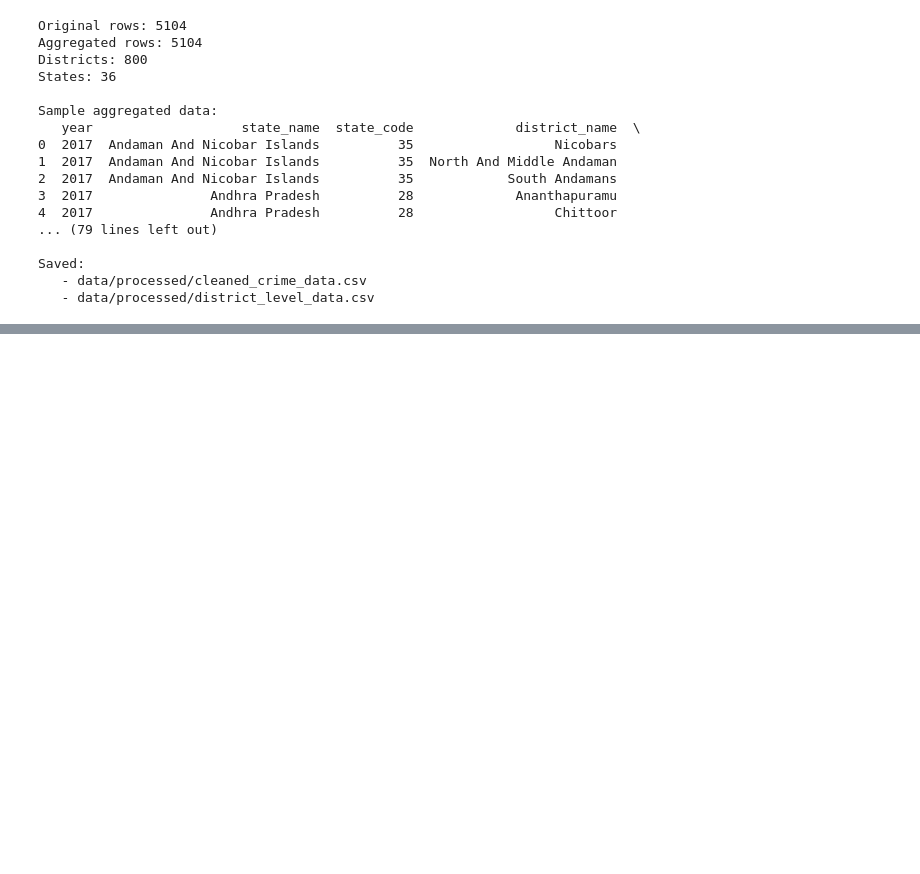
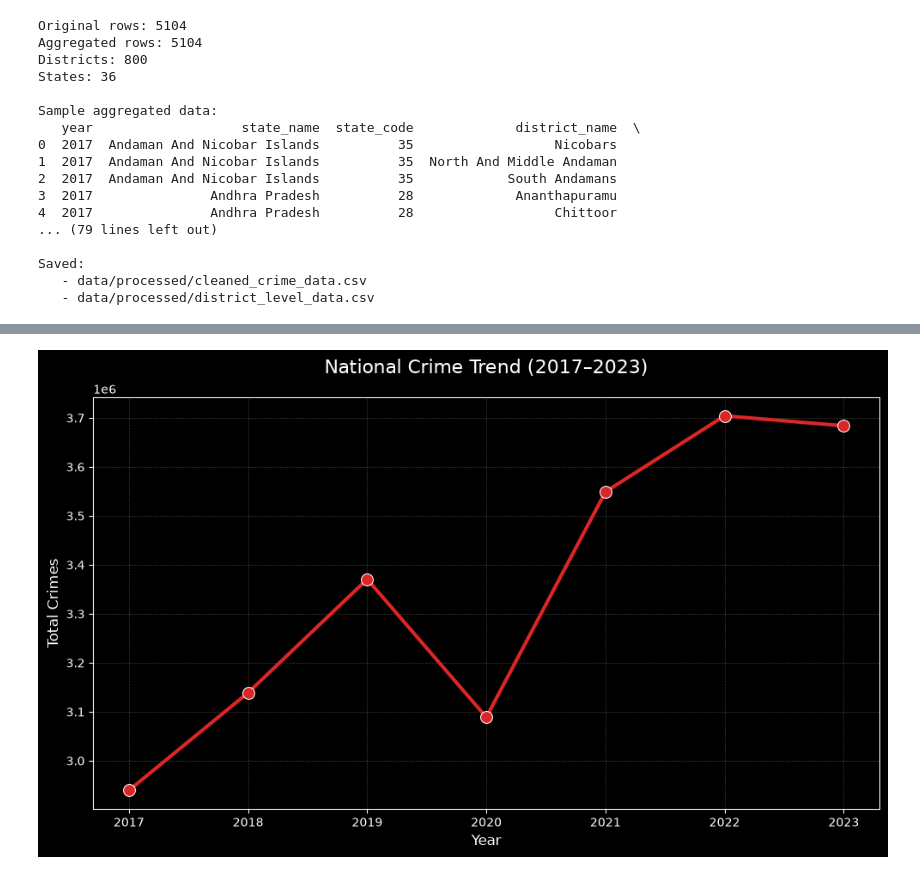
Before and after one commit to Sakshi-zz/Women_Safety_Analytics, a Jupyter notebook: notebooks/data_cleaning.ipynb, the cells around one changed output, grey strips where cells are left out. Saved outputs shown, nothing was run; the diff lists cells and outputs as text; code cells hidden in the pictures; blank space fills up the shorter version.

```diff
--- a/notebooks/data_cleaning.ipynb
+++ b/notebooks/data_cleaning.ipynb
@@ -160,0 +186,22 @@ Saved:
+# %%
+# Crime Rate Trend Over Time (Nationwide)
+plt.figure(figsize=(10, 6))
+yearly_trend = df.groupby('year')['total_crimes'].sum().reset_index()
+
+sns.lineplot(
+    data=yearly_trend,
+    x='year',
+    y='total_crimes',
+    marker='o',
+    color='#DC2626',
+    linewidth=3,
+    markersize=10
+)
+plt.title('National Crime Trend (2017–2023)', fontsize=16, color='white', pad=20)
+plt.xlabel('Year', fontsize=12)
+plt.ylabel('Total Crimes', fontsize=12)
+plt.grid(color='gray', linestyle='--', linewidth=0.5, alpha=0.5)
+plt.tight_layout()
+plt.show()
+# %% [output]
+[figure, added]
```
Also changed, not shown: parts of 1 cell of this notebook, 11 other files.
